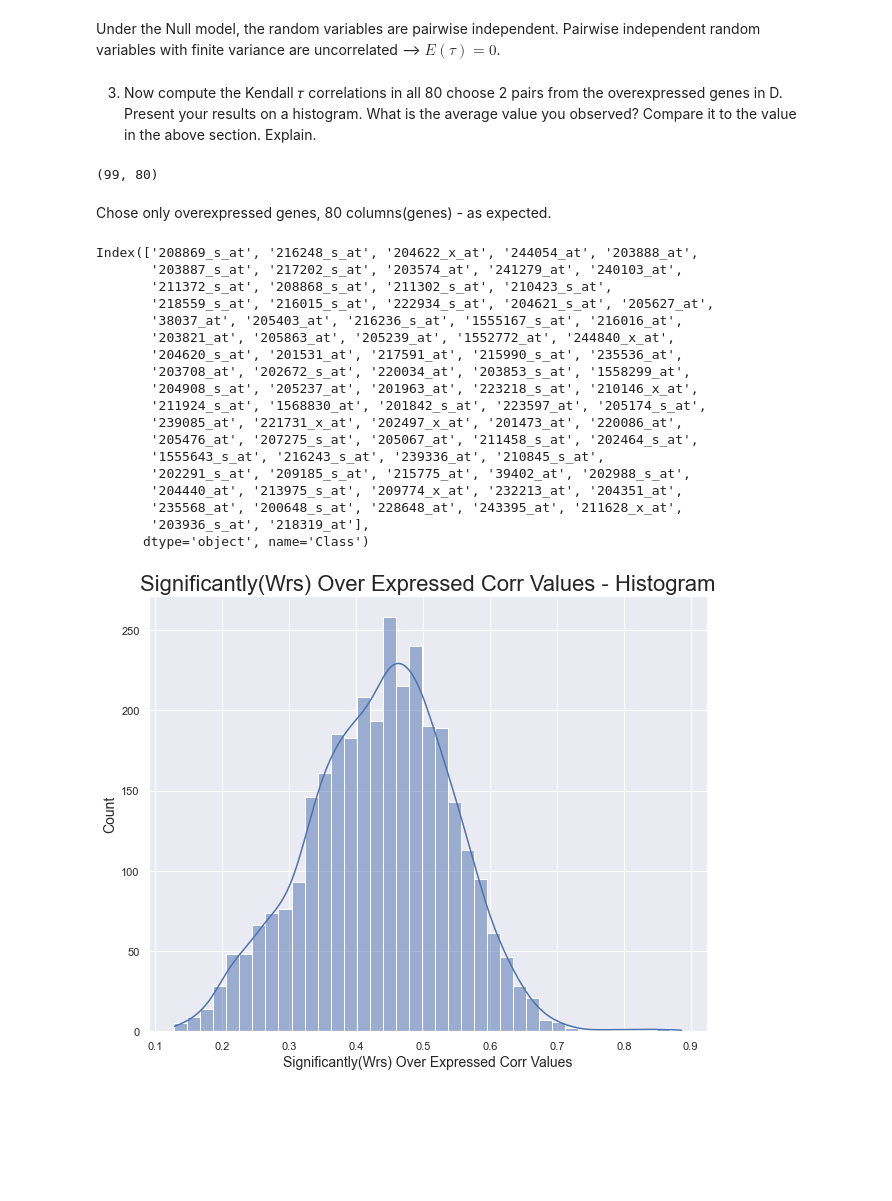
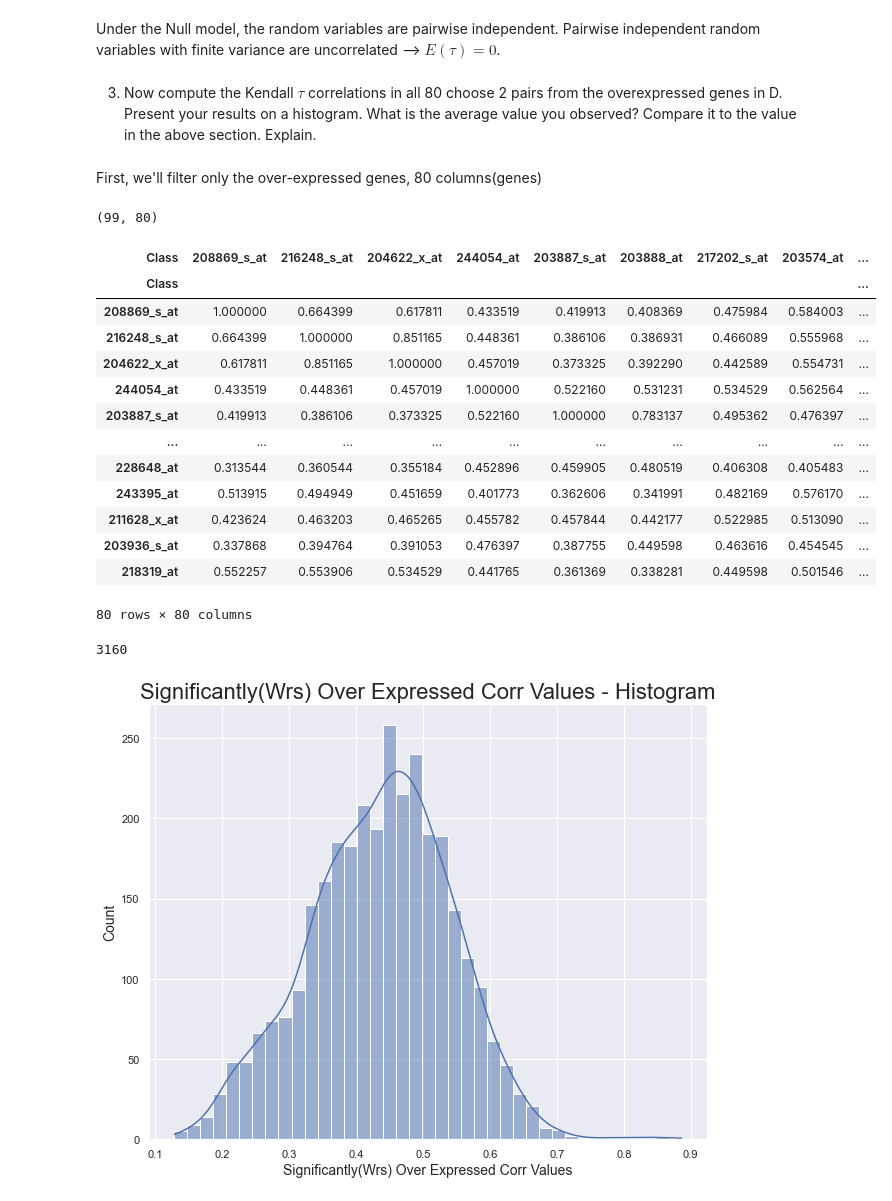
Before and after one commit to EyalMichaeli/IDC_masters, a Jupyter notebook: SnDA/EX4/EX_4_v2.ipynb, the cells around one changed output. Saved outputs shown, nothing was run; the diff lists cells and outputs as text; code cells hidden in the pictures; blank space fills up the shorter version.

```diff
--- a/SnDA/EX4/EX_4_v2.ipynb
+++ b/SnDA/EX4/EX_4_v2.ipynb
@@ -278,43 +302,42 @@ plt.show()
 # %% [markdown]
 Under the Null model, the random variables are pairwise independent. Pairwise independent random variables with finite variance are uncorrelated --> $ E(\tau) =  0$.
 # %% [markdown]
-3) Now compute the Kendall 𝜏 correlations in all 80 choose 2 pairs from the overexpressed genes in D. Present your results on a histogram. What is the average value you observed? Compare it to the value in the above section. Explain.
+3) Now compute the Kendall $\tau$ correlations in all 80 choose 2 pairs from the overexpressed genes in D. Present your results on a histogram. What is the average value you observed? Compare it to the value in the above section. Explain.
+# %% [markdown]
+First, we'll filter only the over-expressed genes, 80 columns(genes)
 # %%
 over_expressed_kendell_df = df[D[D.expressed == "over"].gene]
 over_expressed_kendell_df.shape
 # %% [output]
 (99, 80)
-# %% [markdown]
-Chose only overexpressed genes, 80 columns(genes) -  as expected.
 # %%
 over_expressed_corr = over_expressed_kendell_df.corr(method="kendall")
+over_expressed_corr
+# %% [output]
+| Class | 208869_s_at | 216248_s_at | 204622_x_at | 244054_at | 203887_s_at | 203888_at | 217202_s_at | 203574_at | ... |
+| Class |  |  |  |  |  |  |  |  | ... |
+| 208869_s_at | 1.000000 | 0.664399 | 0.617811 | 0.433519 | 0.419913 | 0.408369 | 0.475984 | 0.584003 | ... |
+| 216248_s_at | 0.664399 | 1.000000 | 0.851165 | 0.448361 | 0.386106 | 0.386931 | 0.466089 | 0.555968 | ... |
+| 204622_x_at | 0.617811 | 0.851165 | 1.000000 | 0.457019 | 0.373325 | 0.392290 | 0.442589 | 0.554731 | ... |
+| 244054_at | 0.433519 | 0.448361 | 0.457019 | 1.000000 | 0.522160 | 0.531231 | 0.534529 | 0.562564 | ... |
+| 203887_s_at | 0.419913 | 0.386106 | 0.373325 | 0.522160 | 1.000000 | 0.783137 | 0.495362 | 0.476397 | ... |
+| ... | ... | ... | ... | ... | ... | ... | ... | ... | ... |
+| 228648_at | 0.313544 | 0.360544 | 0.355184 | 0.452896 | 0.459905 | 0.480519 | 0.406308 | 0.405483 | ... |
+| 243395_at | 0.513915 | 0.494949 | 0.451659 | 0.401773 | 0.362606 | 0.341991 | 0.482169 | 0.576170 | ... |
+| 211628_x_at | 0.423624 | 0.463203 | 0.465265 | 0.455782 | 0.457844 | 0.442177 | 0.522985 | 0.513090 | ... |
+| 203936_s_at | 0.337868 | 0.394764 | 0.391053 | 0.476397 | 0.387755 | 0.449598 | 0.463616 | 0.454545 | ... |
+| 218319_at | 0.552257 | 0.553906 | 0.534529 | 0.441765 | 0.361369 | 0.338281 | 0.449598 | 0.501546 | ... |
+80 rows × 80 columns
-# %%
-over_expressed_corr.columns
-# %% [output]
-Index(['208869_s_at', '216248_s_at', '204622_x_at', '244054_at', '203888_at',
-       '203887_s_at', '217202_s_at', '203574_at', '241279_at', '240103_at',
-       '211372_s_at', '208868_s_at', '211302_s_at', '210423_s_at',
-       '218559_s_at', '216015_s_at', '222934_s_at', '204621_s_at', '205627_at',
-       '38037_at', '205403_at', '216236_s_at', '1555167_s_at', '216016_at',
-       '203821_at', '205863_at', '205239_at', '1552772_at', '244840_x_at',
-       '204620_s_at', '201531_at', '217591_at', '215990_s_at', '235536_at',
-       '203708_at', '202672_s_at', '220034_at', '203853_s_at', '1558299_at',
-       '204908_s_at', '205237_at', '201963_at', '223218_s_at', '210146_x_at',
-       '211924_s_at', '1568830_at', '201842_s_at', '223597_at', '205174_s_at',
-       '239085_at', '221731_x_at', '202497_x_at', '201473_at', '220086_at',
-       '205476_at', '207275_s_at', '205067_at', '211458_s_at', '202464_s_at',
-       '1555643_s_at', '216243_s_at', '239336_at', '210845_s_at',
-       '202291_s_at', '209185_s_at', '215775_at', '39402_at', '202988_s_at',
-       '204440_at', '213975_s_at', '209774_x_at', '232213_at', '204351_at',
-       '235568_at', '200648_s_at', '228648_at', '243395_at', '211628_x_at',
-       '203936_s_at', '218319_at'],
-      dtype='object', name='Class')
 # %%
 over_expressed_corr_values = []
 cols = list(over_expressed_corr.columns)
 
 for i, (index, row) in enumerate(start=0, iterable=over_expressed_corr.iterrows()):
     over_expressed_corr_values.extend(row[i + 1: ])  # for each row, append all values to the right of the correlation with itself
+
+len(over_expressed_corr_values)
+# %% [output]
+3160
 # %%
 sns.set_style("darkgrid")
 fig, ax = plt.subplots(figsize=(10, 8))
```
Also changed, not shown: parts of 26 cells of this notebook.
